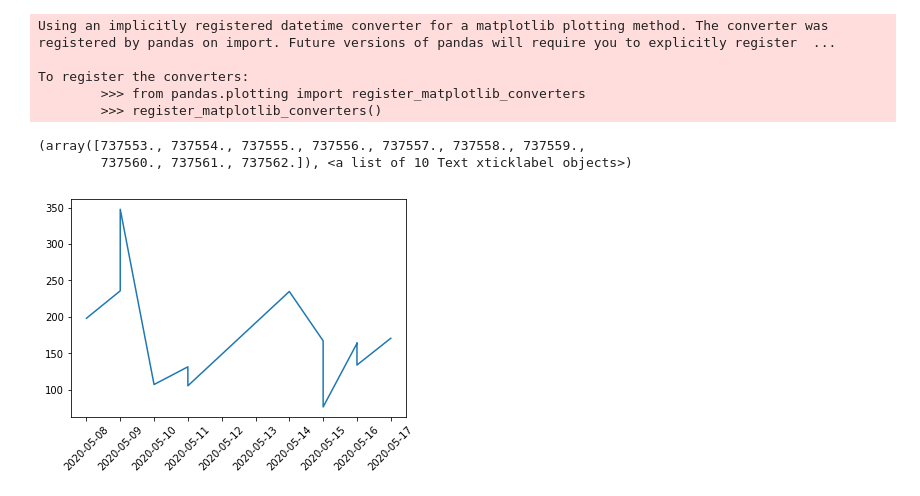
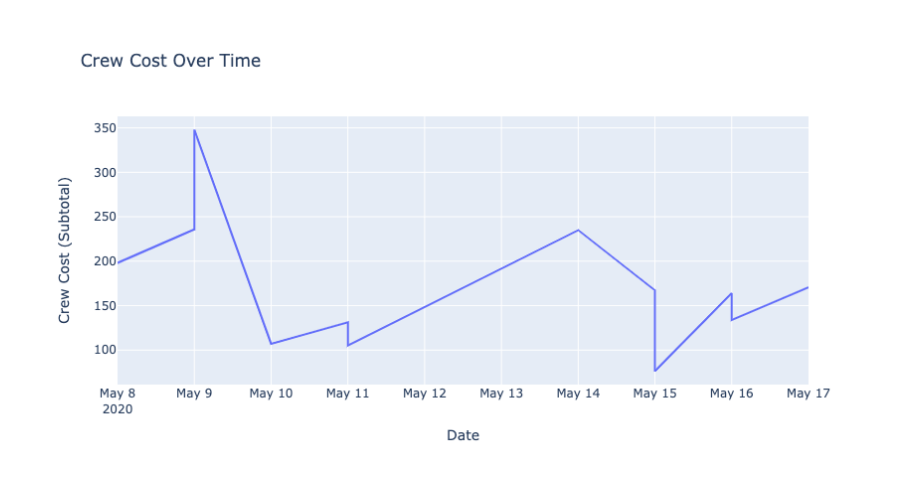
Before and after one commit to nschenone/Schenone-Farms-Dashboard, a Jupyter notebook: myapp/data/Dev.ipynb, the cells around one changed output. Drawn from its saved outputs; the diff is of its cells as text; code cells hidden in the pictures.

Commit message:
Hard coded first graph as POC

```diff
--- a/myapp/data/Dev.ipynb
+++ b/myapp/data/Dev.ipynb
@@ -26,29 +45,21 @@ df['Crew Cost (Subtotal)'] =  pd.to_numeric([i.strip()[1:] for i in df['Crew Cos
 # %%
 df_query = df[df["Variety"] == "Coral"]
-plt.plot(df_query['Date'], df_query["Crew Cost (Subtotal)"])
-plt.xticks(rotation=45)
-# %% [output]
-Using an implicitly registered datetime converter for a matplotlib plotting method. The converter was registered by pandas on import. Future versions of pandas will require you to explicitly register  ...
-
-To register the converters:
-        >>> from pandas.plotting import register_matplotlib_converters
-        >>> register_matplotlib_converters()
-(array([737553., 737554., 737555., 737556., 737557., 737558., 737559.,
-        737560., 737561., 737562.]), <a list of 10 Text xticklabel objects>)
-[figure, removed]
 # %%
 graph_one = []
 graph_one.append(
   go.Scatter(
-  x = [0, 1, 2, 3, 4, 5],
-  y = [0, 2, 4, 6, 8, 10],
+  x = df_query['Date'],
+  y = df_query["Crew Cost (Subtotal)"],
   mode = 'lines'
 )
 )
 
-layout_one = dict(title = 'Chart One',
-            xaxis = dict(title = 'x-axis label'),
-            yaxis = dict(title = 'y-axis label'),
+layout_one = dict(title = 'Crew Cost Over Time',
+            xaxis = dict(title = 'Date'),
+            yaxis = dict(title = 'Crew Cost (Subtotal)'),
 )
 # %%
-fig = dict(data=graph_one, layout=layout_one)
+fig = go.Figure(data=graph_one, layout=layout_one)
+fig.show()
+# %% [output]
+[figure, added]
```
Also changed, not shown: parts of 3 cells of this notebook, 3 other files.
